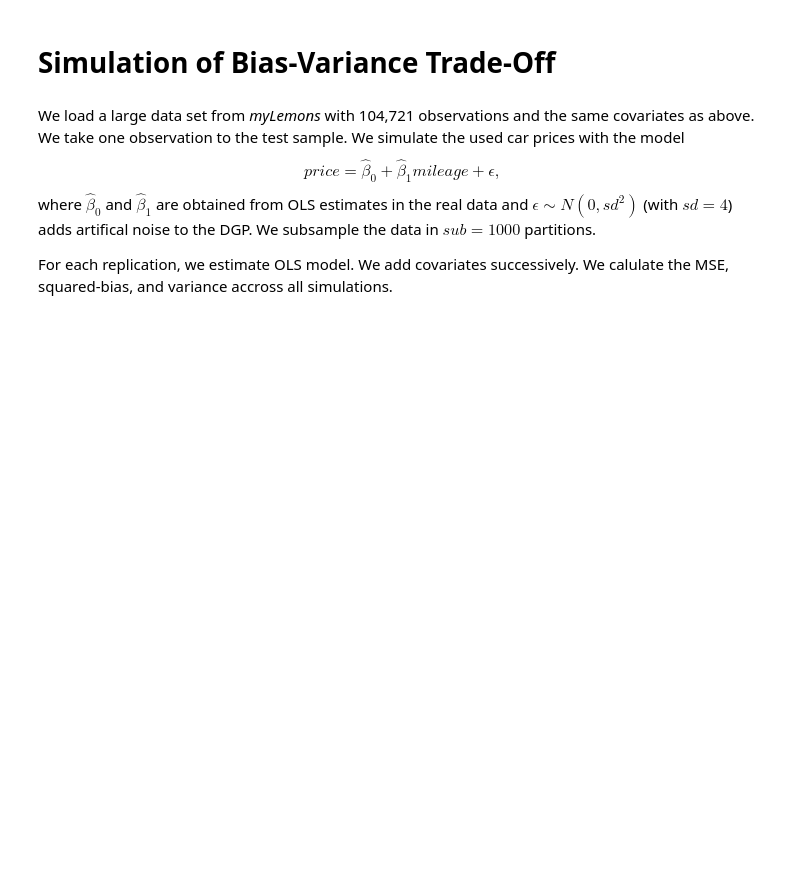
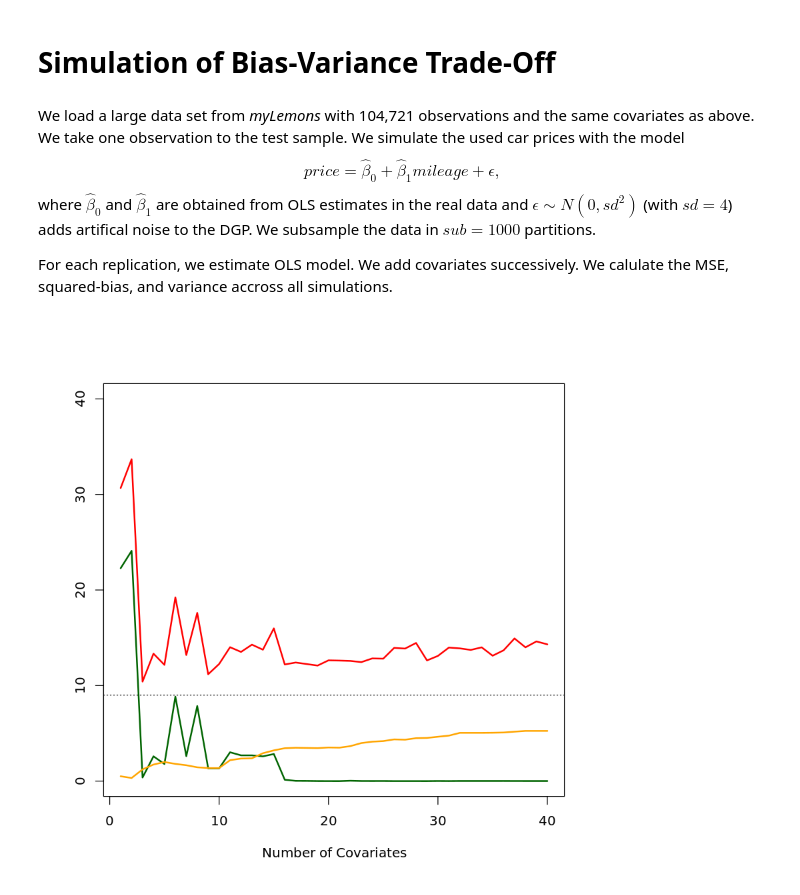
Before and after one commit to AStrittmatter/DataAnalytics, a Jupyter notebook: Lecture3.ipynb, the cells around one changed output. Cells and saved outputs as stored; diff of their text form; code cells hidden in the pictures; blank space fills up the shorter version.

```diff
--- a/Lecture3.ipynb
+++ b/Lecture3.ipynb
@@ -171,8 +171,8 @@ For each replication, we estimate OLS model. We add covariates successively. We
 # %%
 
 # Set input parameters for the simulation
-sub = 10 # number of subamples
-sd = 40 # irreducable noise
+sub = 1500 # number of subamples
+sd = 3 # irreducable noise
 
 # Load data
 data_raw <- read.csv("Data/mylemon.csv",header=TRUE, sep=",")
@@ -192,41 +192,43 @@ covariates_test <- as.matrix(cbind(rep(1,nrow(df_test)),df_test[,c(3:ncol(df_tes
 
 # Simulate the Data Generating Process
 u_tr <- matrix(rnorm(nrow(first_price_train),0,sd),nrow= nrow(first_price_train), ncol =1) # Irreducable noise
-formular <- lm.fit(rbind(covariates_train[,c(1:2)],covariates_test[,c(1:2)]),rbind(first_price_train,first_price_test))
+formular <- lm.fit(rbind(covariates_train[,c(1:36)],covariates_test[,c(1:36)]),rbind(first_price_train,first_price_test))
 coef <- as.matrix(formular$coefficients)
 coef[is.na(coef)] <- 0
-y_new_train <- covariates_train[,c(1:2)] %*% coef  +u_tr # only the constant and first variable (mileage) influence the simulated prices
-y_0 <- covariates_test[,c(1:2)] %*% coef
+y_new_train <- covariates_train[,c(1:36)] %*% coef  +u_tr
+y_0 <- covariates_test[,c(1:36)] %*% coef
 p <- as.matrix(ceiling(runif(nrow(df_train),0,sub))) # define sample partitions
 
 # Estimate different OLS models on simulated data
 mse <- matrix(NA, nrow = ncol(covariates_train), ncol = sub)
 y_hat_test <- matrix(NA, nrow = ncol(covariates_train), ncol = sub)
 for (n in (1:sub)) { # iterate through replications of DGP
     for (c in (1:ncol(covariates_train))){ # iterate through OLS models with different number ofcovariates
         formular <- lm.fit(as.matrix(covariates_train[p==n,c(1:c)]),y_new_train[p==n,])
         y_hat_train <- formular$fitted.values
         coef <- as.matrix(formular$coefficients)
         coef[is.na(coef)] <- 0
         y_hat_test[c,n] <- covariates_test[,c(1:c)] %*% coef
         mse[c,n] <- mean((y_hat_test[c,n] - y_0 - rnorm(1,0,sd))^2)
     }
 }
 
 test <- matrix(NA, nrow = ncol(covariates_train), ncol = 3)
 for (c in (1:ncol(covariates_train))){
     test[c,1] <- var(y_hat_test[c,])
-    test[c,2] <- mean(y_hat_test[c,]- y_0)^2
+    test[c,2] <- (mean(y_hat_test[c,]) - y_0)^2
     test[c,3] <- mean(mse[c,])
 }
 test <- cbind(test,seq(1,nrow(mse)))
 
 # Plot Bias-Variance Trade-Off
-plot(test[,4],test[,3], type = "n", ylab = "", xlab = "Number of Covariates", ylim = c(0,3000))
+plot(test[,4],test[,3], type = "n", ylab = "", xlab = "Number of Covariates", ylim = c(0,40))
 lines(test[,4],test[,3], col = "red",lwd = 2)
 par(new=TRUE)
 lines(test[,4],test[,2], col = "darkgreen",lwd = 2)
 par(new=TRUE)
 lines(test[,4],test[,1], col = "orange",lwd = 2)
 abline(h=sd^2,lty = 3)
 legend(24.5, 650, c("MSE", "Squared-Bias", "Variance"), col = c("red", "darkgreen", "orange"), lty = c(1,1, 1),lwd = 2)
+# %% [output]
+[figure, added]
```
